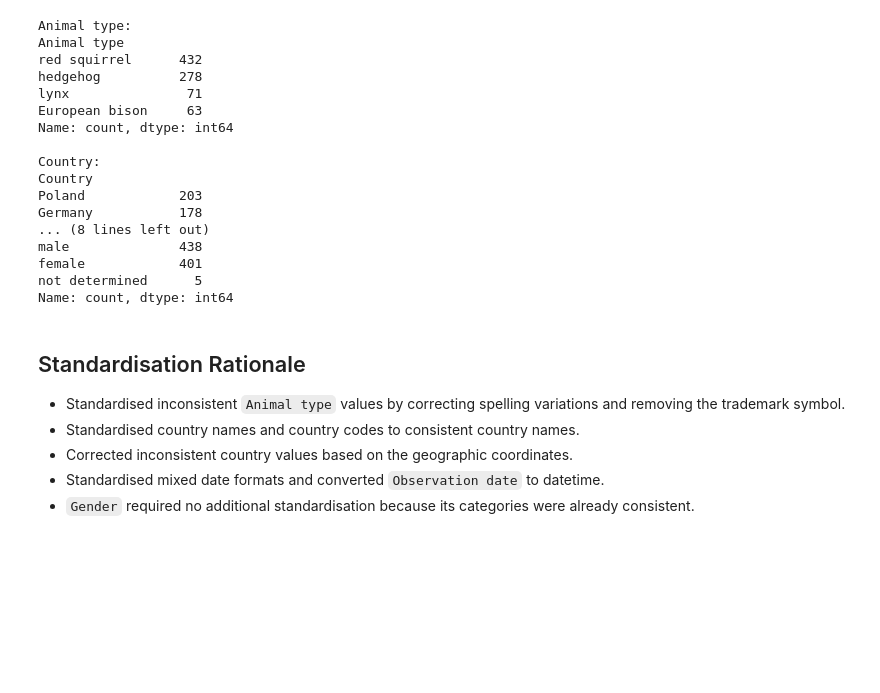
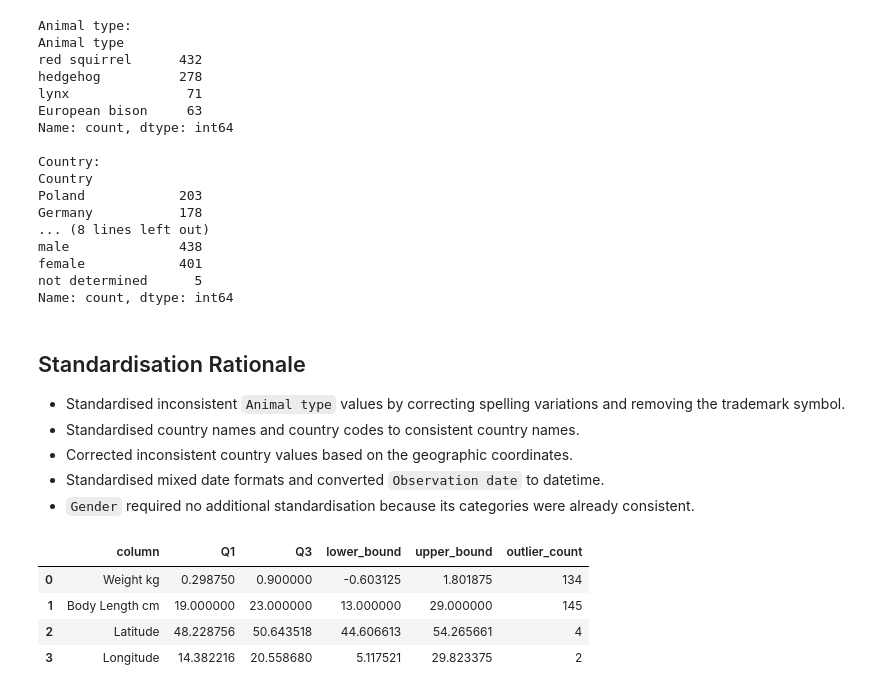
Before and after one commit to simonemedeiros/OIBSIP, a Jupyter notebook: DataAnalytics-L1-DataCleaning/notebooks/animal_data_cleaning.ipynb, the cells around one changed output. Drawn from its saved outputs; the diff is of its cells as text; code cells hidden in the pictures; blank space fills up the shorter version.

```diff
--- a/DataAnalytics-L1-DataCleaning/notebooks/animal_data_cleaning.ipynb
+++ b/DataAnalytics-L1-DataCleaning/notebooks/animal_data_cleaning.ipynb
@@ -468,3 +468,46 @@ Name: count, dtype: int64
 - Corrected inconsistent country values based on the geographic coordinates.
 - Standardised mixed date formats and converted `Observation date` to datetime.
 - `Gender` required no additional standardisation because its categories were already consistent.
+# %%
+# 28. Outlier Detection Using IQR
+
+numeric_columns = [
+    "Weight kg",
+    "Body Length cm",
+    "Latitude",
+    "Longitude"
+]
+
+outlier_summary = []
+
+for column in numeric_columns:
+    Q1 = df[column].quantile(0.25)
+    Q3 = df[column].quantile(0.75)
+    IQR = Q3 - Q1
+
+    lower_bound = Q1 - 1.5 * IQR
+    upper_bound = Q3 + 1.5 * IQR
+
+    outliers = df[
+        (df[column] < lower_bound) |
+        (df[column] > upper_bound)
+    ]
+
+    outlier_summary.append({
+        "column": column,
+        "Q1": Q1,
+        "Q3": Q3,
+        "lower_bound": lower_bound,
+        "upper_bound": upper_bound,
+        "outlier_count": len(outliers)
+    })
+
+outlier_summary = pd.DataFrame(outlier_summary)
+
+outlier_summary
+# %% [output]
+|  | column | Q1 | Q3 | lower_bound | upper_bound | outlier_count |
+| 0 | Weight kg | 0.298750 | 0.900000 | -0.603125 | 1.801875 | 134 |
+| 1 | Body Length cm | 19.000000 | 23.000000 | 13.000000 | 29.000000 | 145 |
+| 2 | Latitude | 48.228756 | 50.643518 | 44.606613 | 54.265661 | 4 |
+| 3 | Longitude | 14.382216 | 20.558680 | 5.117521 | 29.823375 | 2 |
```
Also changed, not shown: parts of 4 cells of this notebook.
